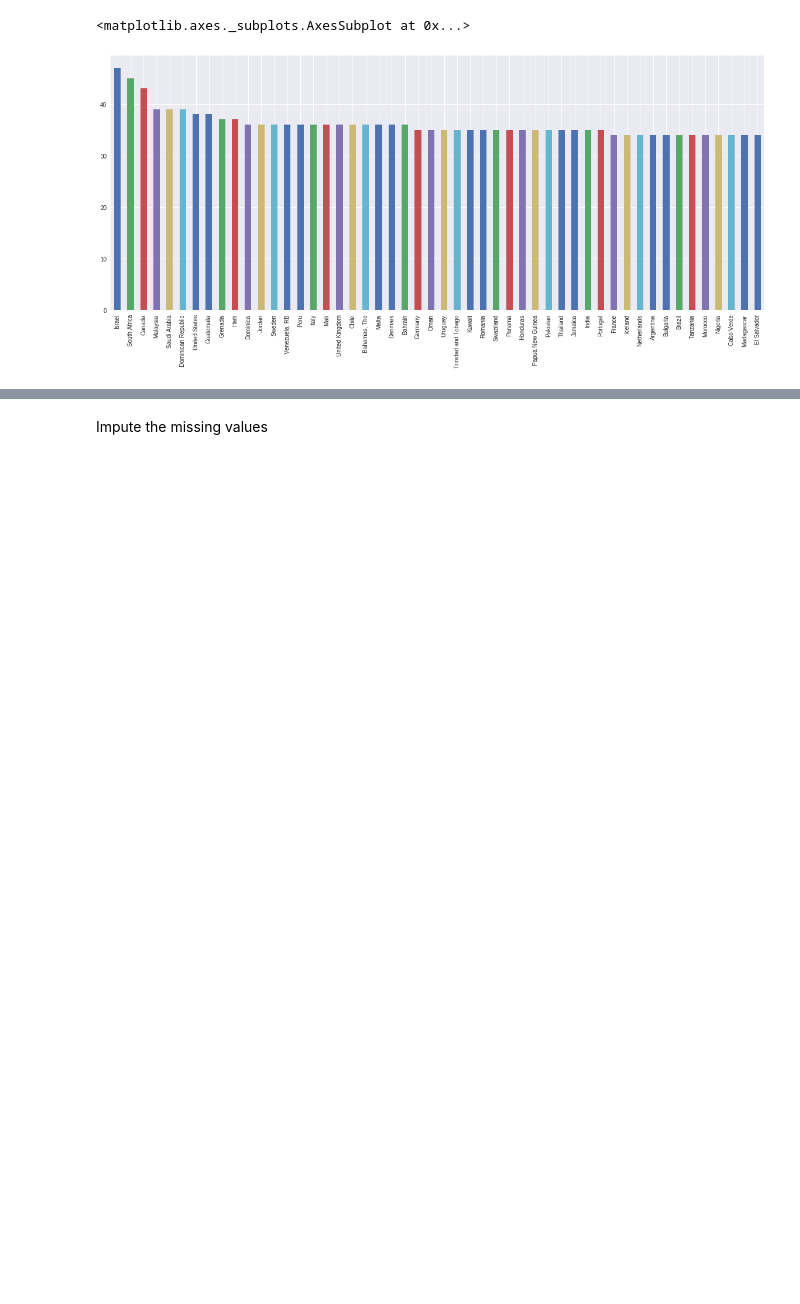
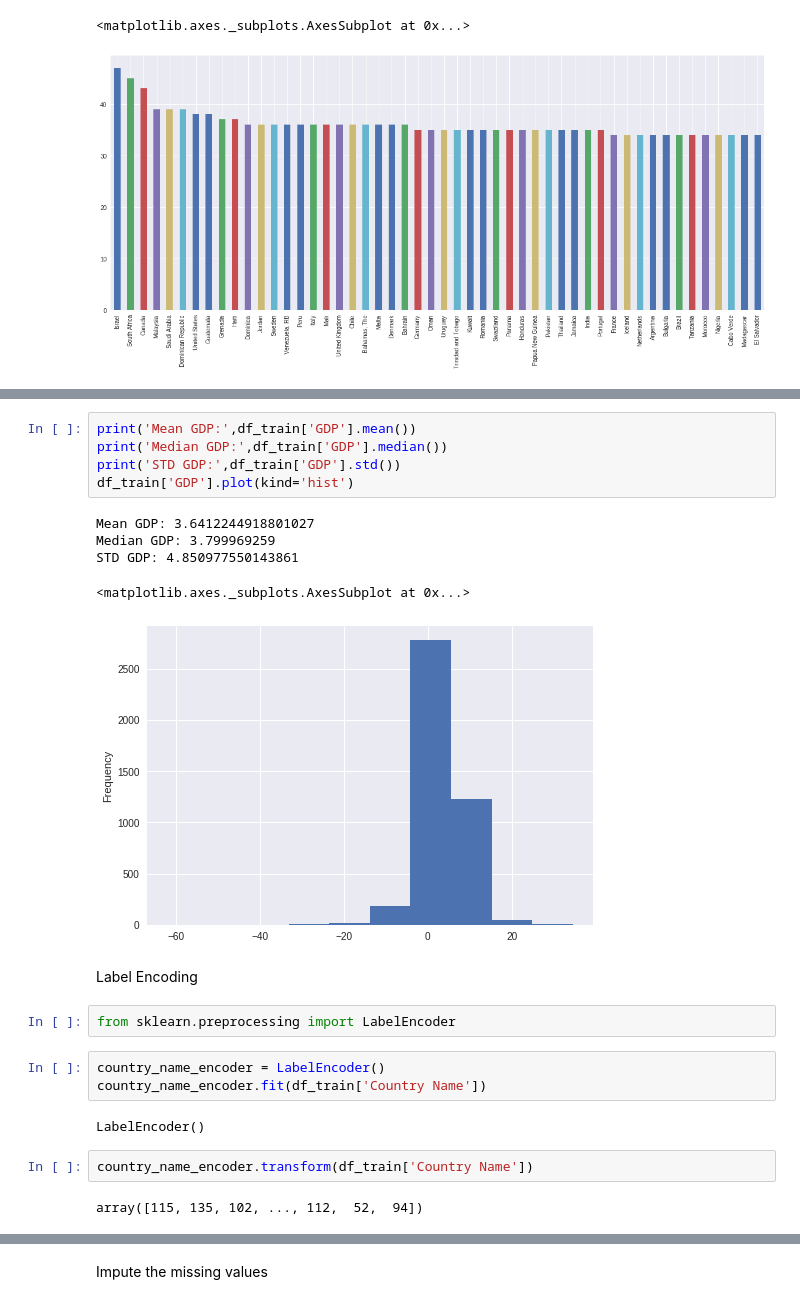
Before and after one commit to lokeshkumarn/Notebooks, a Jupyter notebook: MachineHack_MLDS.ipynb, the cells around one changed output, grey strips where cells are left out. Drawn from its saved outputs; the diff is of its cells as text; blank space fills up the shorter version.

```diff
--- a/MachineHack_MLDS.ipynb
+++ b/MachineHack_MLDS.ipynb
@@ -44,0 +67,24 @@ df_train['Country Name'].value_counts()[:50].plot(kind='bar',figsize=(20,8))
+# %%
+print('Mean GDP:',df_train['GDP'].mean())
+print('Median GDP:',df_train['GDP'].median())
+print('STD GDP:',df_train['GDP'].std())
+df_train['GDP'].plot(kind='hist')
+# %% [output]
+Mean GDP: 3.6412244918801027
+Median GDP: 3.799969259
+STD GDP: 4.850977550143861
+<matplotlib.axes._subplots.AxesSubplot at 0x...>
+[figure, added]
+# %% [markdown]
+Label Encoding
+# %%
+from sklearn.preprocessing import LabelEncoder
+# %%
+country_name_encoder = LabelEncoder()
+country_name_encoder.fit(df_train['Country Name'])
+# %% [output]
+LabelEncoder()
+# %%
+country_name_encoder.transform(df_train['Country Name'])
+# %% [output]
+array([115, 135, 102, ..., 112,  52,  94])
```
Also changed, not shown: parts of 8 cells of this notebook.
